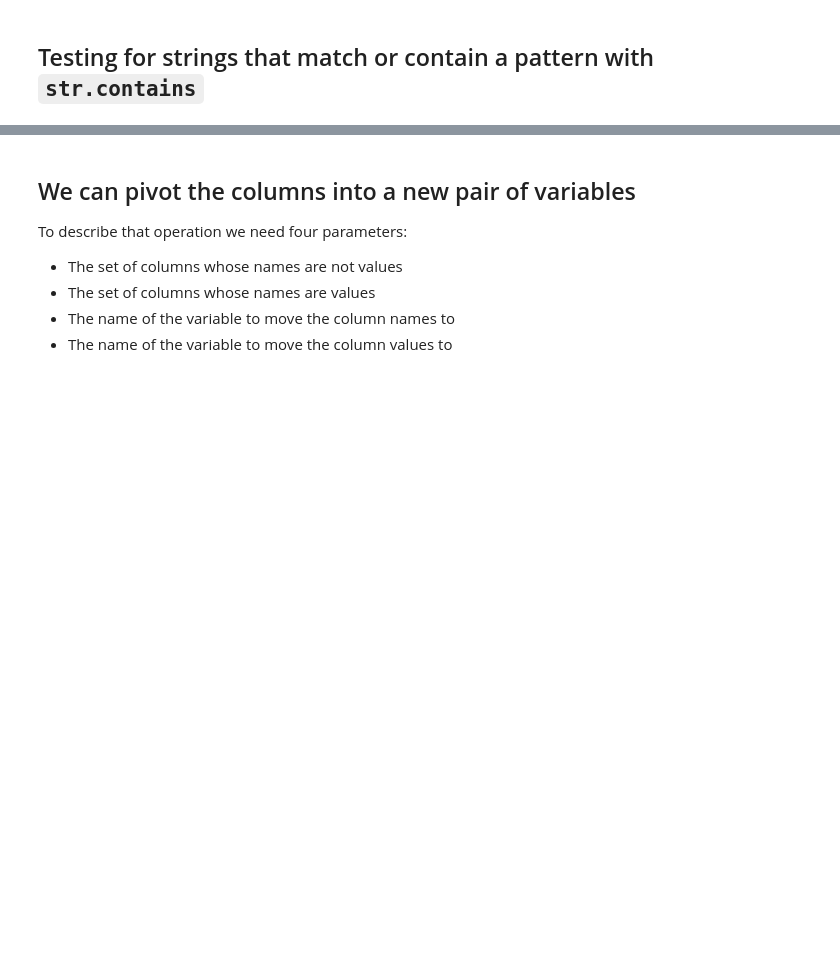
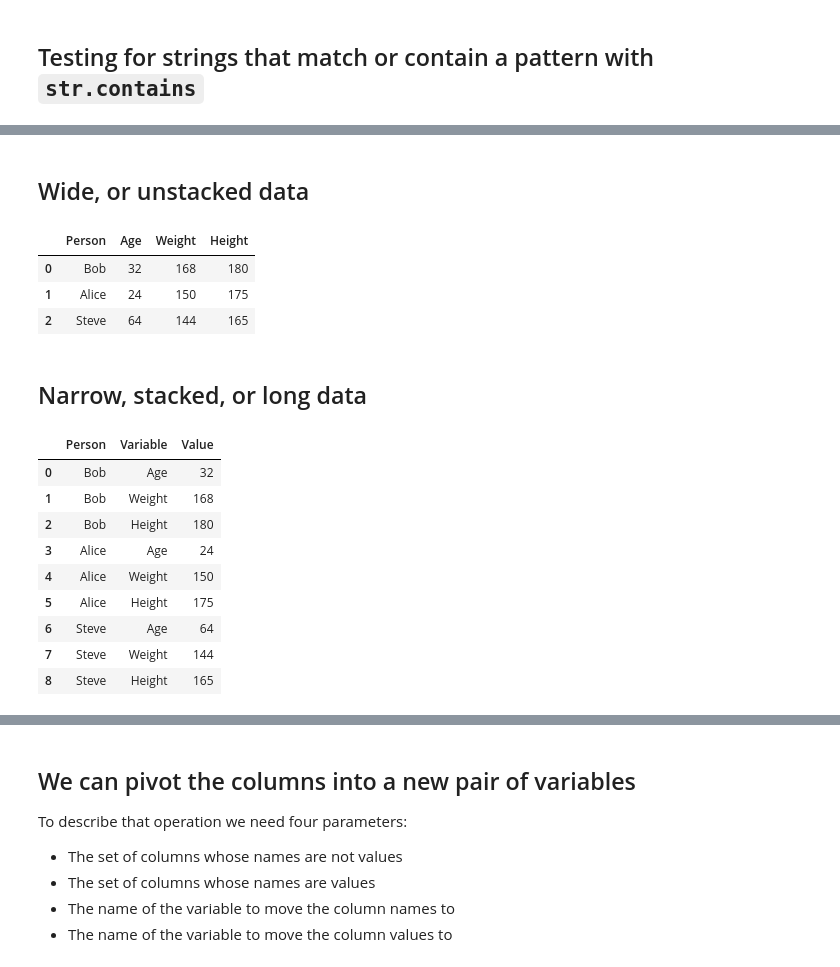
Before and after one commit to datainpoint/classroom-programming-and-data-analysis, a Jupyter notebook: 08-dataframe-wrangling-with-pandas.ipynb, the cells around one changed output, grey strips where cells are left out. Cells and saved outputs as stored; diff of their text form; code cells hidden in the pictures; blank space fills up the shorter version.

```diff
--- a/08-dataframe-wrangling-with-pandas.ipynb
+++ b/08-dataframe-wrangling-with-pandas.ipynb
@@ -1008,0 +1016,28 @@ daily_report[daily_report['Country_Region'].str.contains('land')]
+# %% [markdown]
+## Wide, or unstacked data
+# %%
+request_url = "https://en.wikipedia.org/wiki/Wide_and_narrow_data"
+wide_format = pd.read_html(request_url)[0]
+wide_format
+# %% [output]
+|  | Person | Age | Weight | Height |
+| 0 | Bob | 32 | 168 | 180 |
+| 1 | Alice | 24 | 150 | 175 |
+| 2 | Steve | 64 | 144 | 165 |
+# %% [markdown]
+## Narrow, stacked, or long data
+# %%
+request_url = "https://en.wikipedia.org/wiki/Wide_and_narrow_data"
+long_format = pd.read_html(request_url)[1]
+long_format
+# %% [output]
+|  | Person | Variable | Value |
+| 0 | Bob | Age | 32 |
+| 1 | Bob | Weight | 168 |
+| 2 | Bob | Height | 180 |
+| 3 | Alice | Age | 24 |
+| 4 | Alice | Weight | 150 |
+| 5 | Alice | Height | 175 |
+| 6 | Steve | Age | 64 |
+| 7 | Steve | Weight | 144 |
+| 8 | Steve | Height | 165 |
```
Also changed, not shown: parts of 42 cells of this notebook, 1 other file.
